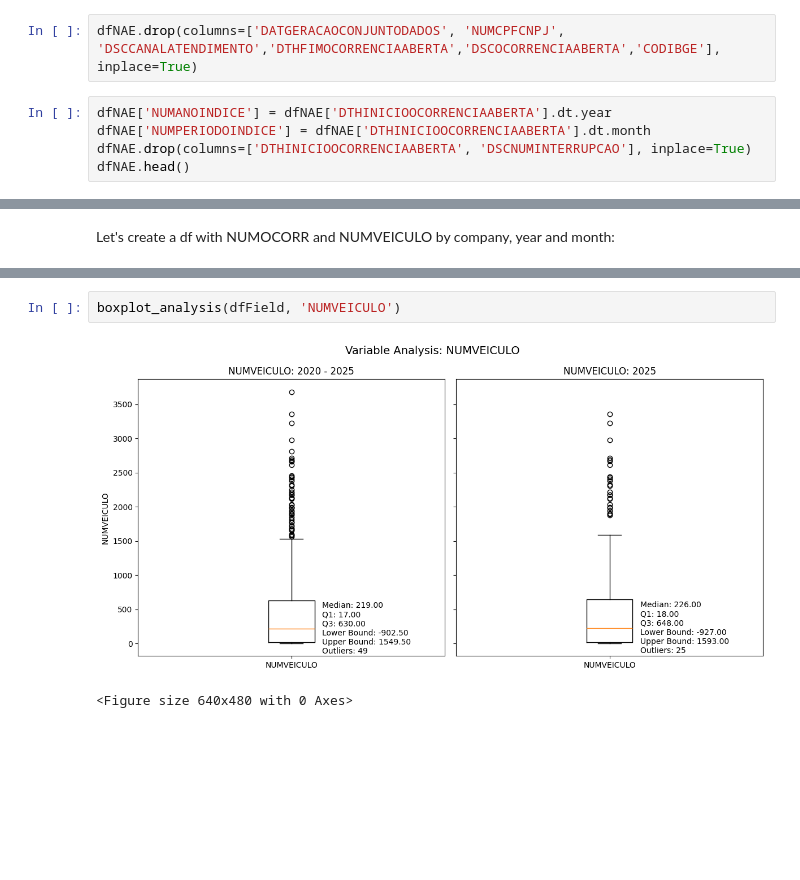
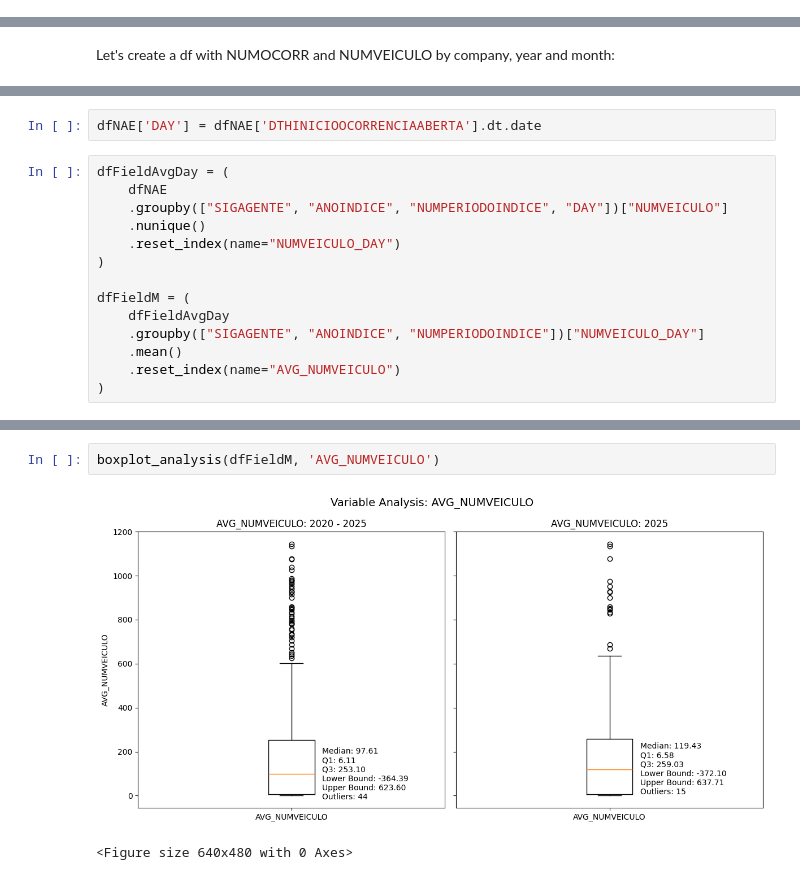
Before and after one commit to isabellacalfa/tmae-analysis, a Jupyter notebook: notebook-analysis.ipynb, the cells around one changed output, grey strips where cells are left out. Saved outputs shown, nothing was run; the diff lists cells and outputs as text; blank space fills up the shorter version.

```diff
--- a/notebook-analysis.ipynb
+++ b/notebook-analysis.ipynb
@@ -1471,7 +1541,0 @@ dfNAE = convert_dt_columns(dfNAE)
-# %%
-dfNAE.drop(columns=['DATGERACAOCONJUNTODADOS', 'NUMCPFCNPJ', 'DSCCANALATENDIMENTO','DTHFIMOCORRENCIAABERTA','DSCOCORRENCIAABERTA','CODIBGE'], inplace=True)
-# %%
-dfNAE['NUMANOINDICE'] = dfNAE['DTHINICIOOCORRENCIAABERTA'].dt.year
-dfNAE['NUMPERIODOINDICE'] = dfNAE['DTHINICIOOCORRENCIAABERTA'].dt.month
-dfNAE.drop(columns=['DTHINICIOOCORRENCIAABERTA', 'DSCNUMINTERRUPCAO'], inplace=True)
-dfNAE.head()
@@ -1507,0 +1544,16 @@ dfField.head()
+# %%
+dfNAE['DAY'] = dfNAE['DTHINICIOOCORRENCIAABERTA'].dt.date
+# %%
+dfFieldAvgDay = (
+    dfNAE
+    .groupby(["SIGAGENTE", "ANOINDICE", "NUMPERIODOINDICE", "DAY"])["NUMVEICULO"]
+    .nunique()
+    .reset_index(name="NUMVEICULO_DAY")
+)
+
+dfFieldM = (
+    dfFieldAvgDay
+    .groupby(["SIGAGENTE", "ANOINDICE", "NUMPERIODOINDICE"])["NUMVEICULO_DAY"]
+    .mean()
+    .reset_index(name="AVG_NUMVEICULO")
+)
@@ -1537,5 +1598,5 @@ memory usage: 29.1+ KB
 # %%
-boxplot_analysis(dfField, 'NUMVEICULO')
+boxplot_analysis(dfFieldM, 'AVG_NUMVEICULO')
 # %% [output]
-[figure, old version]
+[figure, new version]
 <Figure size 640x480 with 0 Axes>
```
Also changed, not shown: parts of 30 cells of this notebook, 12 other files.
